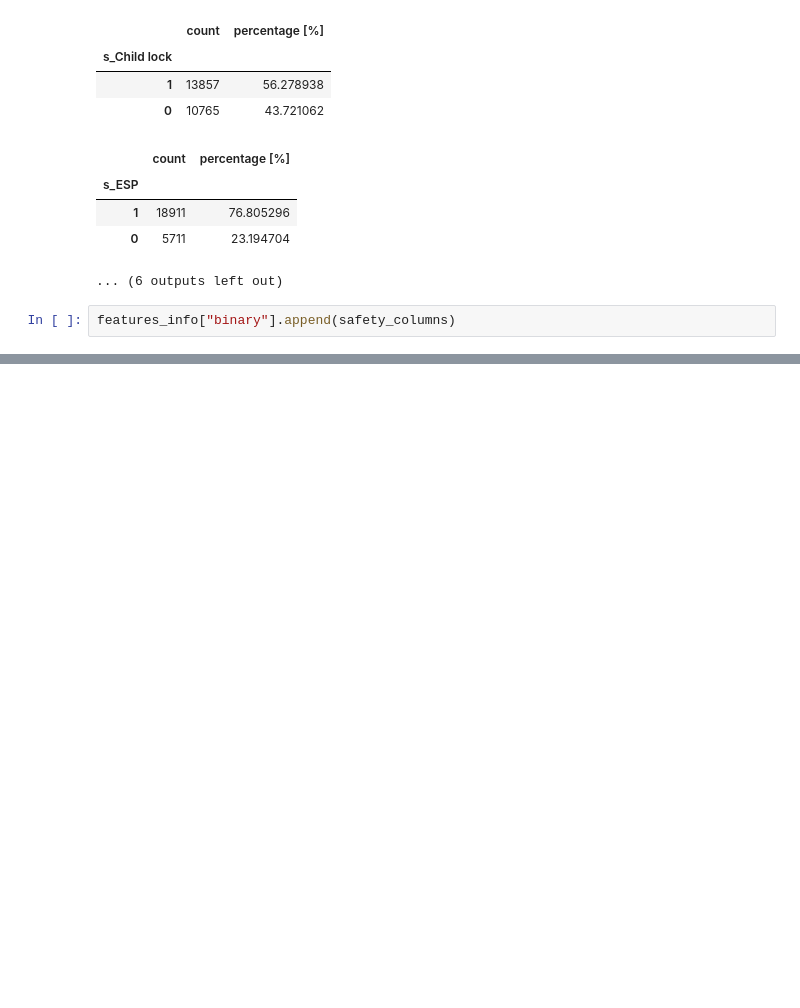
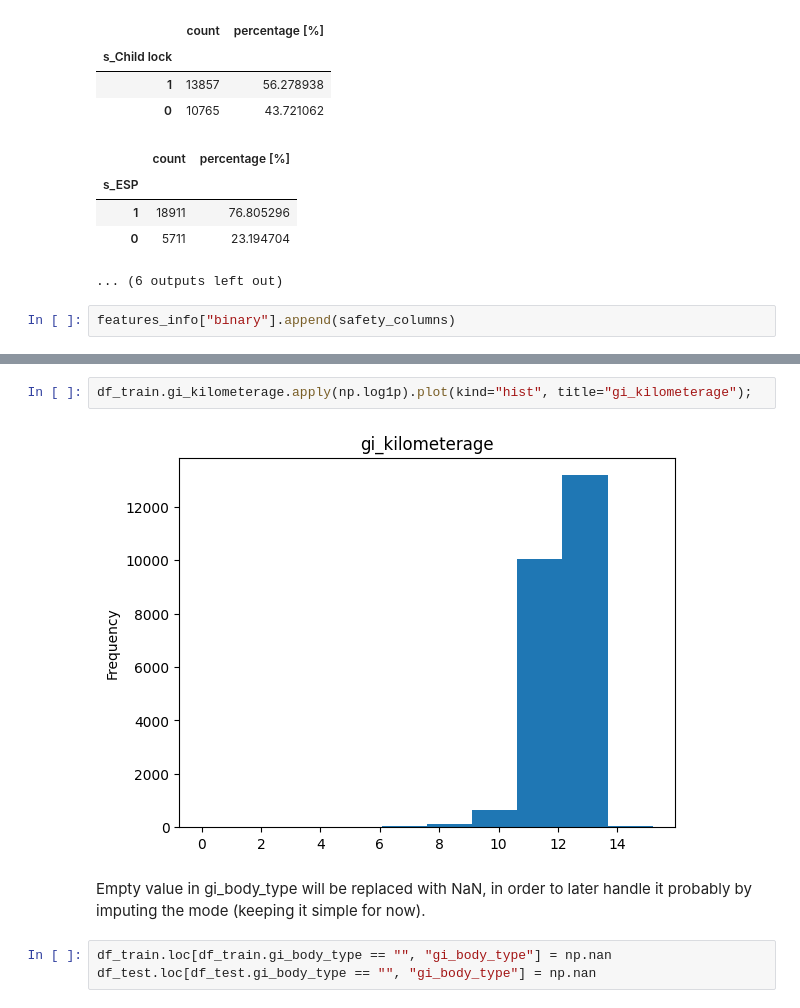
Before and after one commit to aleksa-radojicic/second_hand_car_price_prediction, a Jupyter notebook: notebooks/1_UnivariateAnalysis.ipynb, the cells around one changed output, grey strips where cells are left out. Drawn from its saved outputs; the diff is of its cells as text; blank space fills up the shorter version.

```diff
--- a/notebooks/1_UnivariateAnalysis.ipynb
+++ b/notebooks/1_UnivariateAnalysis.ipynb
@@ -433,0 +666,9 @@ features_info["binary"].append(safety_columns)
+# %%
+df_train.gi_kilometerage.apply(np.log1p).plot(kind="hist", title="gi_kilometerage");
+# %% [output]
+[figure, added]
+# %% [markdown]
+Empty value in gi_body_type will be replaced with NaN, in order to later handle it probably by imputing the mode (keeping it simple for now).
+# %%
+df_train.loc[df_train.gi_body_type == "", "gi_body_type"] = np.nan
+df_test.loc[df_test.gi_body_type == "", "gi_body_type"] = np.nan
```
Also changed, not shown: parts of 26 cells of this notebook, 1 other file.
